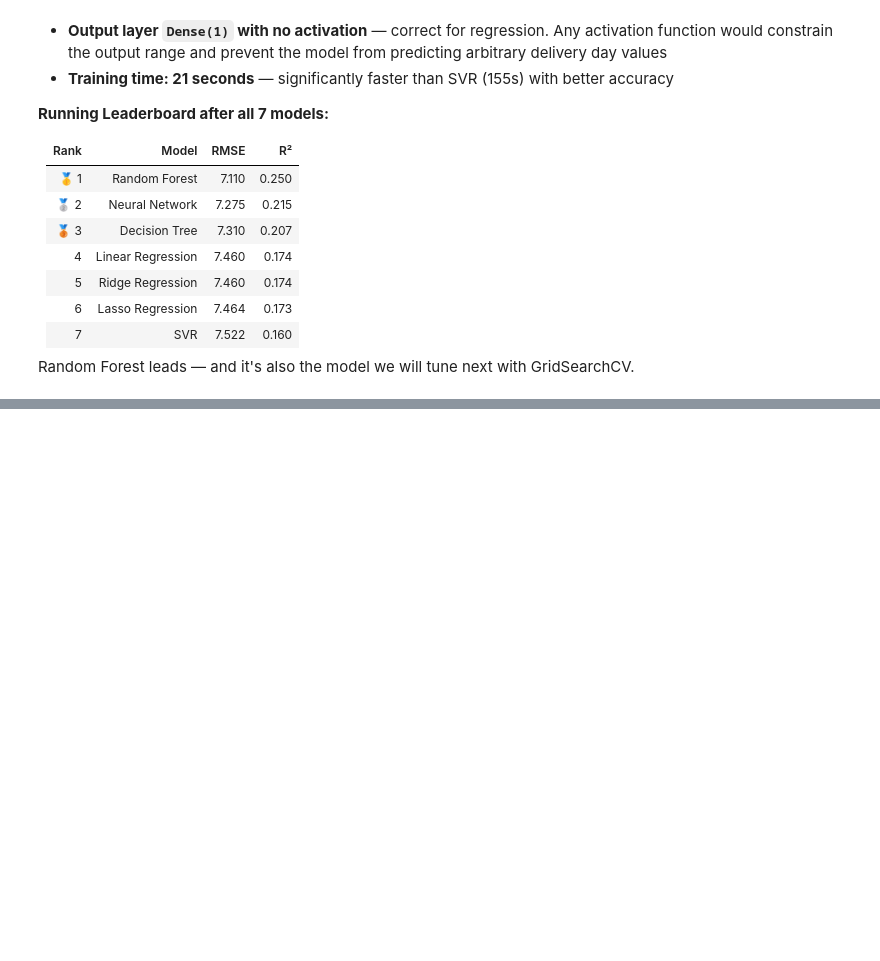
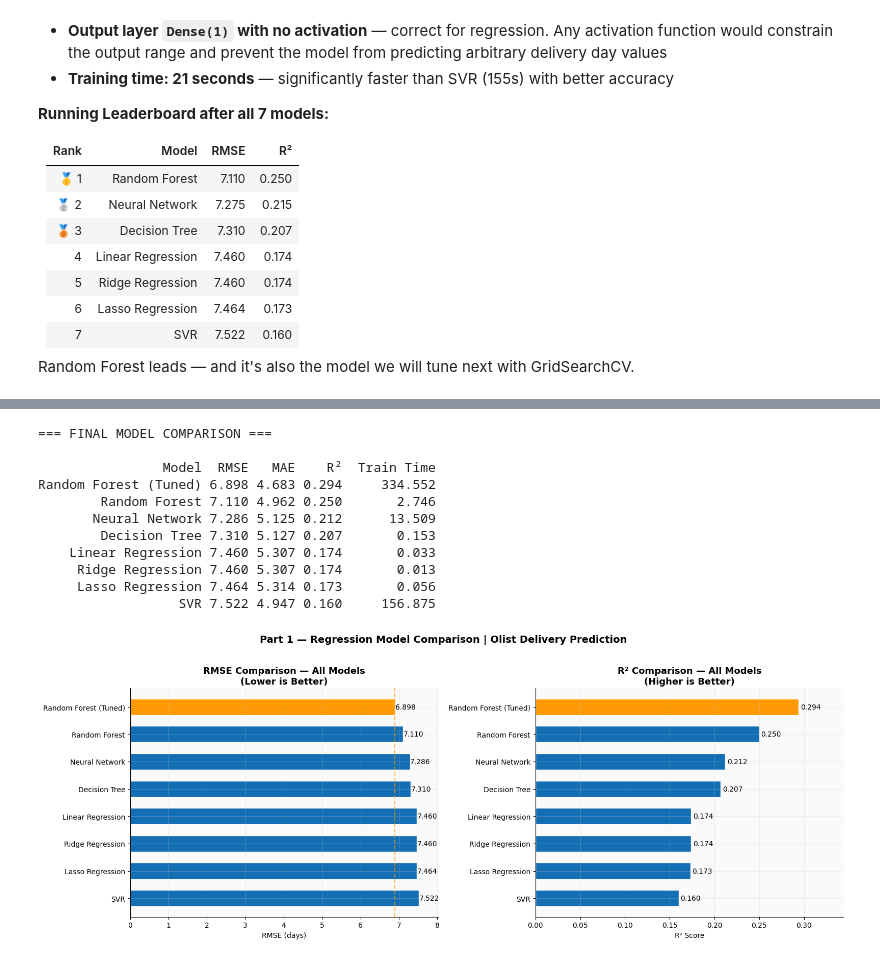
Before and after one commit to pramodkumarpodila-source/ds-ml-ecommerce, a Jupyter notebook: part1_regression/part1_notebook.ipynb, the cells around one changed output, grey strips where cells are left out. Saved outputs shown, nothing was run; the diff lists cells and outputs as text; code cells hidden in the pictures; blank space fills up the shorter version.

```diff
--- a/part1_regression/part1_notebook.ipynb
+++ b/part1_regression/part1_notebook.ipynb
@@ -914,0 +1051,66 @@ Random Forest leads — and it's also the model we will tune next with GridSearc
+# %%
+# ── CELL 15: Final comparison chart ──────────────────────────────────────────
+results_df = pd.DataFrame(results)
+results_df = results_df.sort_values('RMSE', ascending=True).reset_index(drop=True)
+
+print('=== FINAL MODEL COMPARISON ===\n')
+print(results_df.to_string(index=False))
+
+# ── Plot 1: RMSE comparison bar chart ────────────────────────────────────────
+fig, axes = plt.subplots(1, 2, figsize=(16, 6))
+
+# Color bars — highlight best model in amber
+bar_colors = [COLORS['accent'] if i == 0 else COLORS['secondary']
+              for i in range(len(results_df))]
+
+bars = axes[0].barh(results_df['Model'], results_df['RMSE'],
+                    color=bar_colors, edgecolor='white', height=0.6)
+axes[0].set_title('RMSE Comparison — All Models\n(Lower is Better)',
+                  fontsize=13, fontweight='bold')
+axes[0].set_xlabel('RMSE (days)')
+axes[0].axvline(results_df['RMSE'].min(), color=COLORS['accent'],
+                linewidth=1.5, linestyle='--', alpha=0.7)
+
+# Add value labels
+for bar, val in zip(bars, results_df['RMSE']):
+    axes[0].text(val + 0.01, bar.get_y() + bar.get_height()/2,
+                 f'{val:.3f}', va='center', ha='left', fontsize=10)
+
+axes[0].set_xlim(0, results_df['RMSE'].max() + 0.5)
+axes[0].invert_yaxis()
+
+# ── Plot 2: R² comparison ─────────────────────────────────────────────────────
+bar_colors_r2 = [COLORS['accent'] if i == 0 else COLORS['secondary']
+                 for i in range(len(results_df))]
+
+bars2 = axes[1].barh(results_df['Model'], results_df['R²'],
+                     color=bar_colors_r2, edgecolor='white', height=0.6)
+axes[1].set_title('R² Comparison — All Models\n(Higher is Better)',
+                  fontsize=13, fontweight='bold')
+axes[1].set_xlabel('R² Score')
+
+# Add value labels
+for bar, val in zip(bars2, results_df['R²']):
+    axes[1].text(val + 0.002, bar.get_y() + bar.get_height()/2,
+                 f'{val:.3f}', va='center', ha='left', fontsize=10)
+
+axes[1].set_xlim(0, results_df['R²'].max() + 0.05)
+axes[1].invert_yaxis()
+
+plt.suptitle('Part 1 — Regression Model Comparison | Olist Delivery Prediction',
+             fontsize=14, fontweight='bold', y=1.02)
+plt.tight_layout()
+plt.show()
+# %% [output]
+=== FINAL MODEL COMPARISON ===
+
+                Model  RMSE   MAE    R²  Train Time
+Random Forest (Tuned) 6.898 4.683 0.294     334.552
+        Random Forest 7.110 4.962 0.250       2.746
+       Neural Network 7.286 5.125 0.212      13.509
+        Decision Tree 7.310 5.127 0.207       0.153
+    Linear Regression 7.460 5.307 0.174       0.033
+     Ridge Regression 7.460 5.307 0.174       0.013
+     Lasso Regression 7.464 5.314 0.173       0.056
+                  SVR 7.522 4.947 0.160     156.875
+[figure, added]
```
Also changed, not shown: parts of 11 cells of this notebook.
